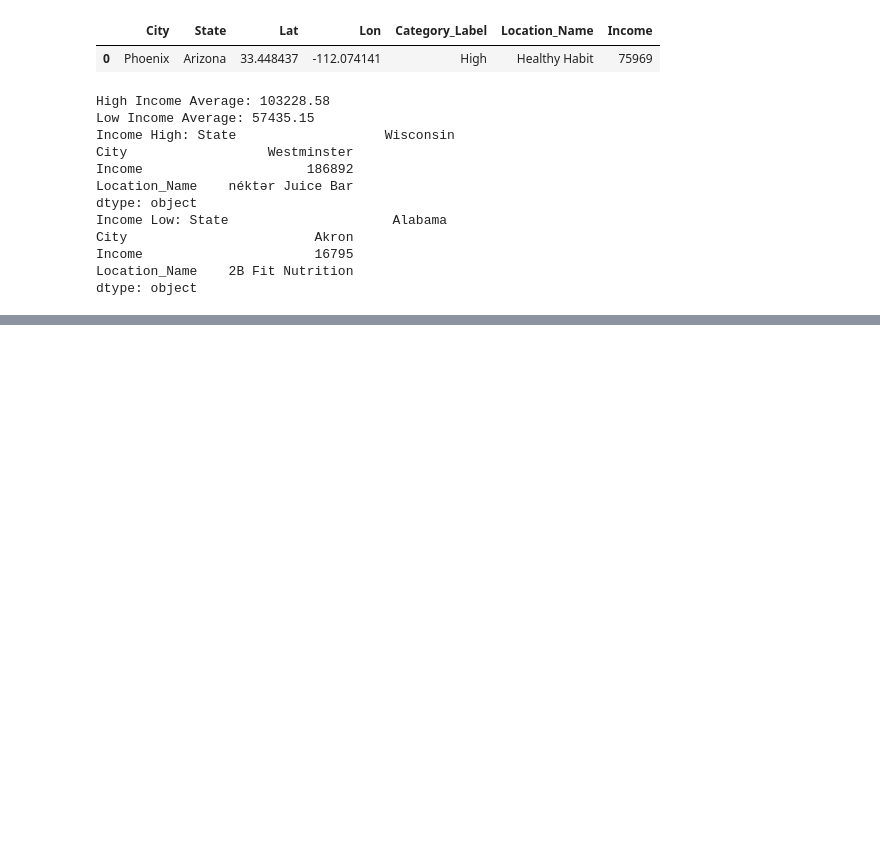
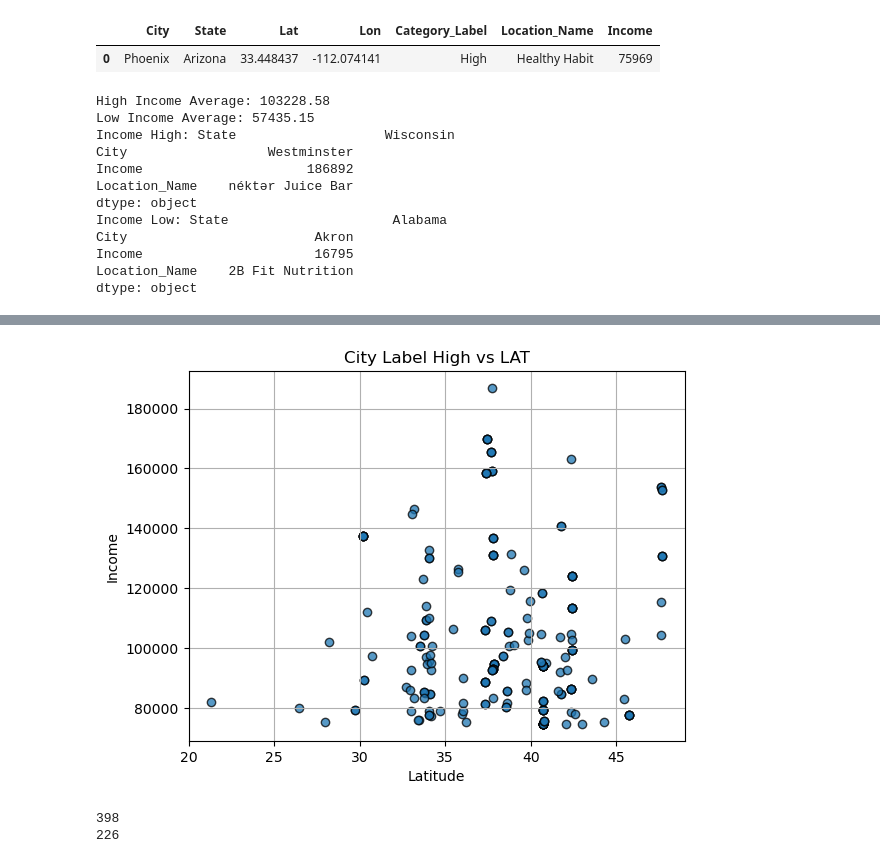
Before and after one commit to bseri0/Proj_1, a Jupyter notebook: py_api/alan_prj_1.ipynb, the cells around one changed output, grey strips where cells are left out. Saved outputs shown, nothing was run; the diff lists cells and outputs as text; code cells hidden in the pictures; blank space fills up the shorter version.

```diff
--- a/py_api/alan_prj_1.ipynb
+++ b/py_api/alan_prj_1.ipynb
@@ -437,3 +439,26 @@ map_plot_nj = no_dups_health_food_df[no_dups_health_food_df['State'] == 'New Jer
 map_plot_nj
 # %% [output]
 [interactive output not drawn]
+# %%
+# Build scatter plot for latitude vs. income
+plt.scatter(no_dups_health_food_df["Lat"][no_dups_health_food_df['Category_Label'] == 'High'], no_dups_health_food_df[no_dups_health_food_df['Category_Label'] == 'High']['Income'], edgecolors="black", alpha=0.75)
+
+# Incorporate the other graph properties
+plt.title(f"City Label High vs LAT")
+plt.xlabel("Latitude")
+plt.ylabel("Income")
+plt.grid(True)
+
+# Save the figure
+# plt.savefig("../output_data/Fig1.png")
+
+# Show plot
+plt.show()
+# %% [output]
+[figure, added]
+# %%
+print(len(no_dups_health_food_df["Lat"]))
+print(len(no_dups_health_food_df[no_dups_health_food_df['Category_Label'] == 'High']['Income']))
+# %% [output]
+398
+226
```
Also changed, not shown: parts of 8 cells of this notebook.
